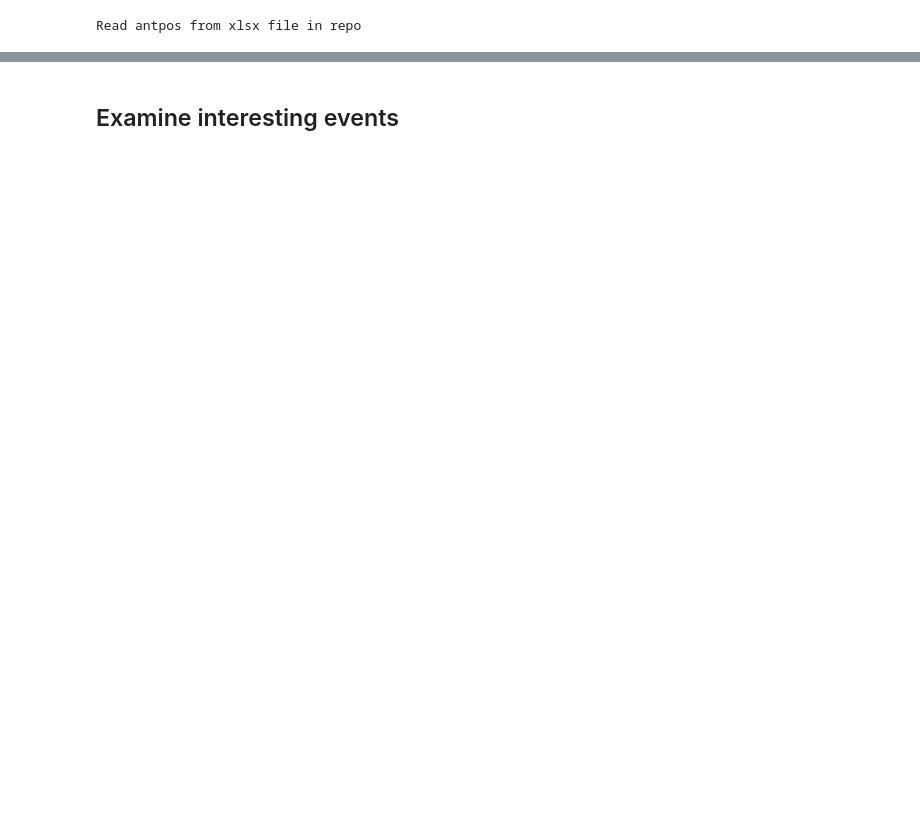
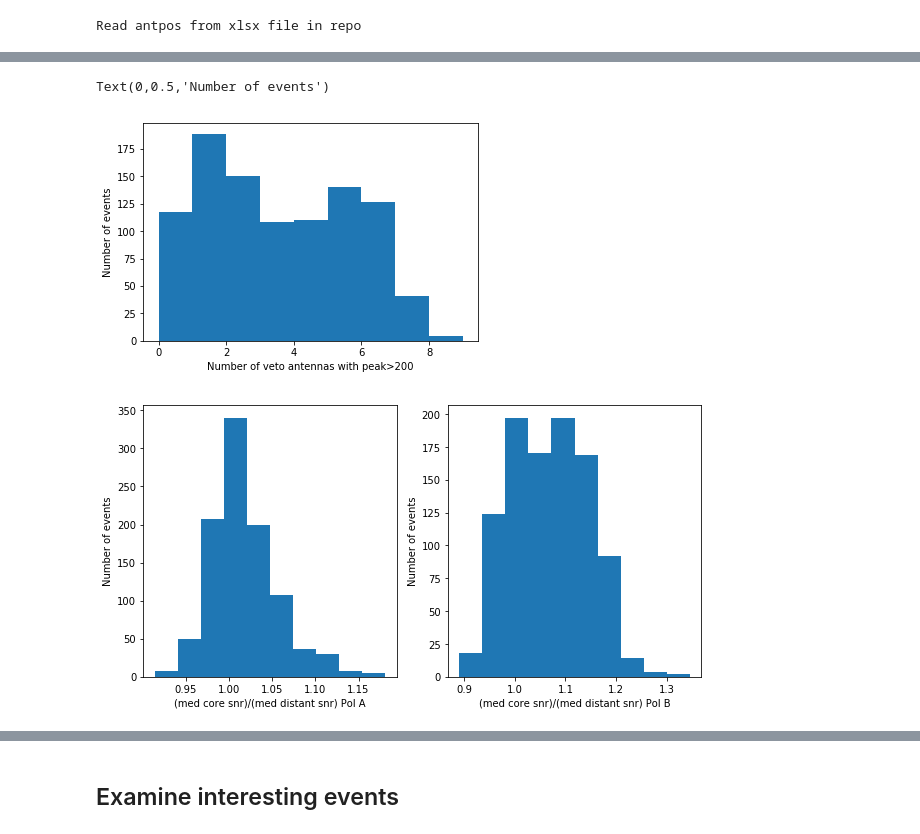
Before and after one commit to kathrynplant/lwa-cosmic-rays, a Jupyter notebook: Analyze_observing_run-test-cuts.ipynb, the cells around one changed output, grey strips where cells are left out. Drawn from its saved outputs; the diff is of its cells as text; code cells hidden in the pictures; blank space fills up the shorter version.

```diff
--- a/Analyze_observing_run-test-cuts.ipynb
+++ b/Analyze_observing_run-test-cuts.ipynb
@@ -97,3 +154,22 @@ for i,event_indices in enumerate(events):
+# %%
+plt.figure()
+plt.hist(n_veto_detections,9)
+plt.xlabel('Number of veto antennas with peak>200')
+plt.ylabel('Number of events')
+plt.figure(figsize=(10,5))
+plt.subplot(121)
+plt.hist(core_vs_far_ratioA)
+plt.xlabel('(med core snr)/(med distant snr) Pol A')
+plt.ylabel('Number of events')
+
+plt.subplot(122)
+plt.hist(core_vs_far_ratioB)
+plt.xlabel('(med core snr)/(med distant snr) Pol B')
+plt.ylabel('Number of events')
+# %% [output]
+Text(0,0.5,'Number of events')
+[figure, added]
+[figure, added]
 # %%
 #cut on events based on number of strong detections
 minstrongdetections=50
```
Also changed, not shown: parts of 14 cells of this notebook, 2 other files.
